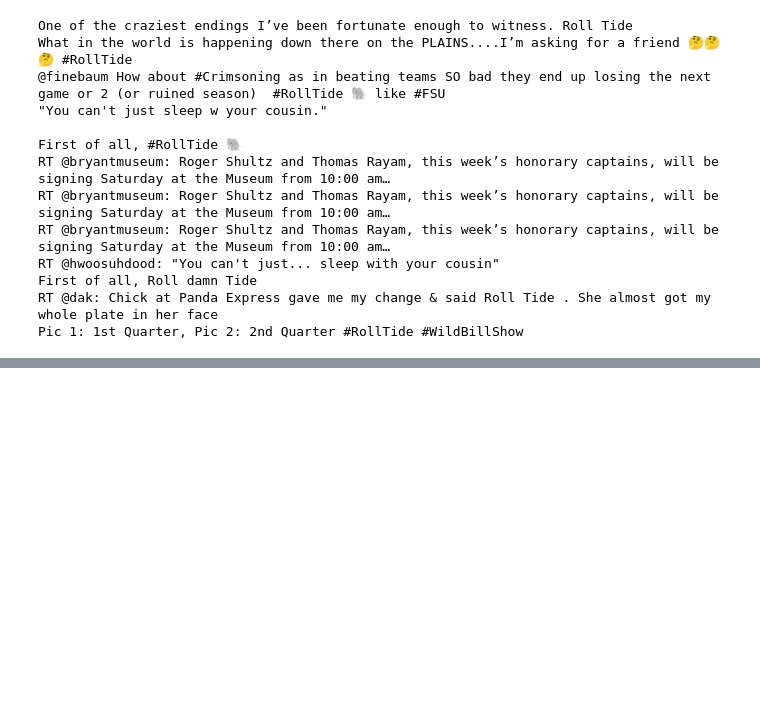
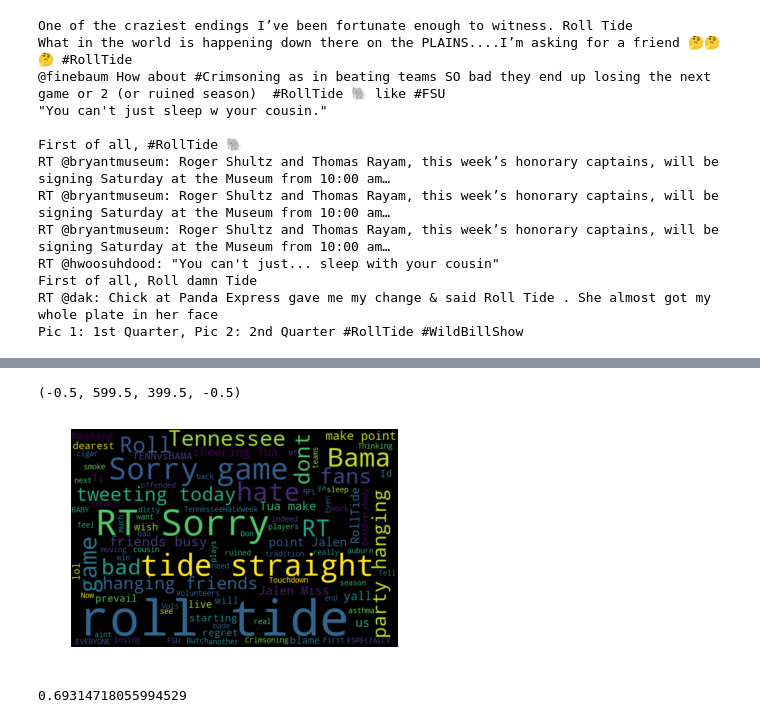
Before and after one commit to mike-camp/Twitter-Sentiment-Analysis, a Jupyter notebook: notebooks/Sports.ipynb, the cells around one changed output, grey strips where cells are left out. Cells and saved outputs as stored; diff of their text form; code cells hidden in the pictures; blank space fills up the shorter version.

```diff
--- a/notebooks/Sports.ipynb
+++ b/notebooks/Sports.ipynb
@@ -76,0 +152,15 @@ merged_df
+# %%
+wc = wordcloud.WordCloud(width=600, height=400)
+wc = wc.generate(utils.clean_text(' '.join(db.text[db.sentiment<.22])).replace('WEBLINK','')\
+                .replace('AT_USER','').replace('bullshit',''))
+wc.to_file('../website/images/roll_tide_neg_wc.png')
+plt.imshow(wc, interpolation='bilinear')
+plt.axis("off")
+# %% [output]
+(-0.5, 599.5, 399.5, -0.5)
+[figure, added]
+# %%
+import numpy as np
+np.log(2)
+# %% [output]
+0.69314718055994529
```
Also changed, not shown: parts of 11 cells of this notebook, 8 other files.
